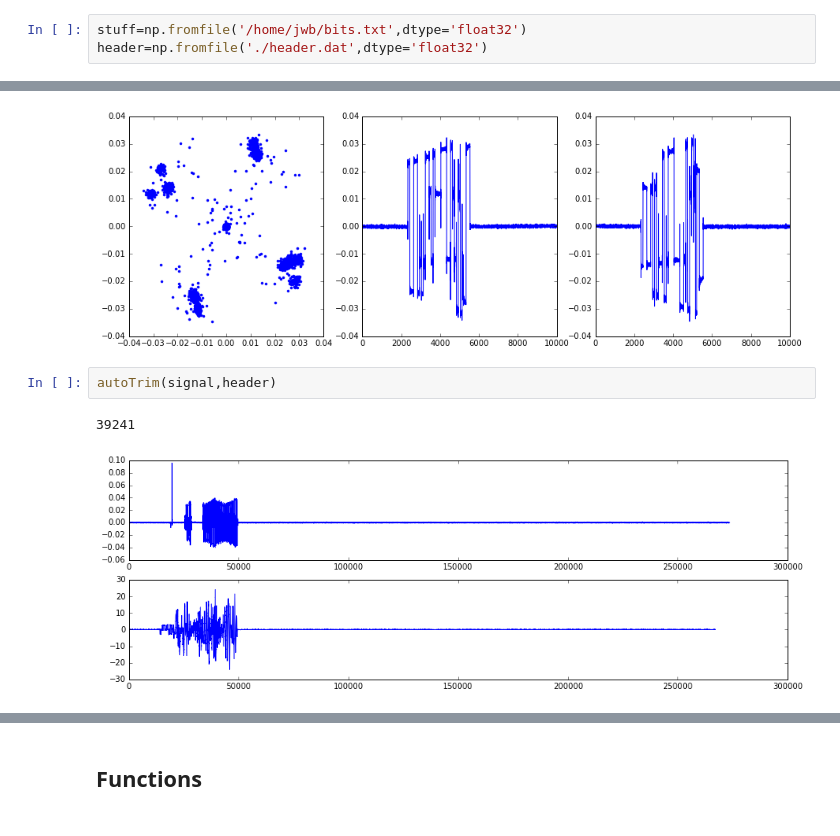
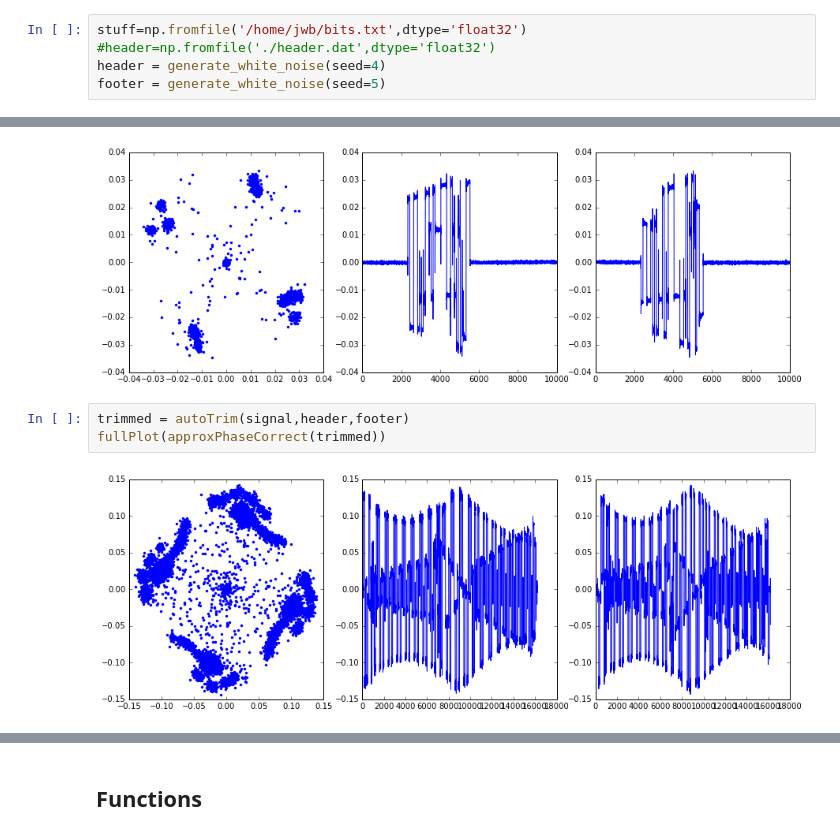
Before and after one commit to kailevy/usrp_2.5, a Jupyter notebook: Vis.ipynb, the cells around one changed output, grey strips where cells are left out. Drawn from its saved outputs; the diff is of its cells as text.

```diff
--- a/Vis.ipynb
+++ b/Vis.ipynb
@@ -9,7 +9,9 @@ from matplotlib.animation import FuncAnimation
 Make sure data is in float32
 # %%
 stuff=np.fromfile('/home/jwb/bits.txt',dtype='float32')
-header=np.fromfile('./header.dat',dtype='float32')
+#header=np.fromfile('./header.dat',dtype='float32')
+header = generate_white_noise(seed=4)
+footer = generate_white_noise(seed=5)
 # %% [markdown]
 Take real and imaginary parts of complex signal
 # %%
@@ -71,8 +73,8 @@ plt.plot(np.imag(signal_trim*correct))
 fullPlot(approxPhaseCorrect(signal_trim))
 # %% [output]
 [figure]
-# %%
-autoTrim(signal,header)
-# %% [output]
-39241
-[figure, removed]
+# %%
+trimmed = autoTrim(signal,header,footer)
+fullPlot(approxPhaseCorrect(trimmed))
+# %% [output]
+[figure, added]
```
Also changed, not shown: parts of 5 cells of this notebook.
